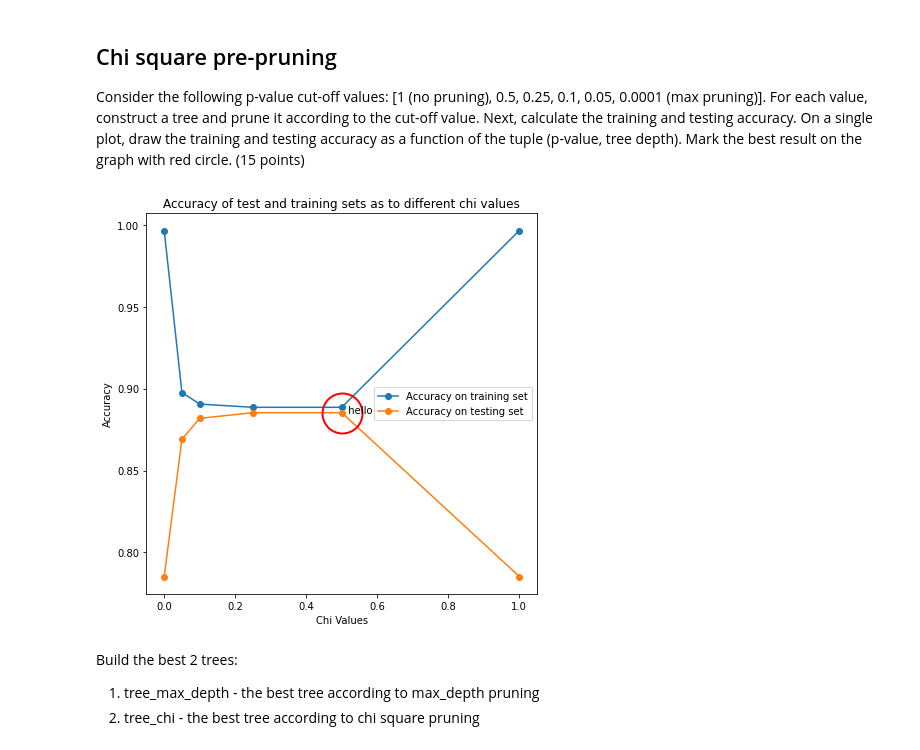
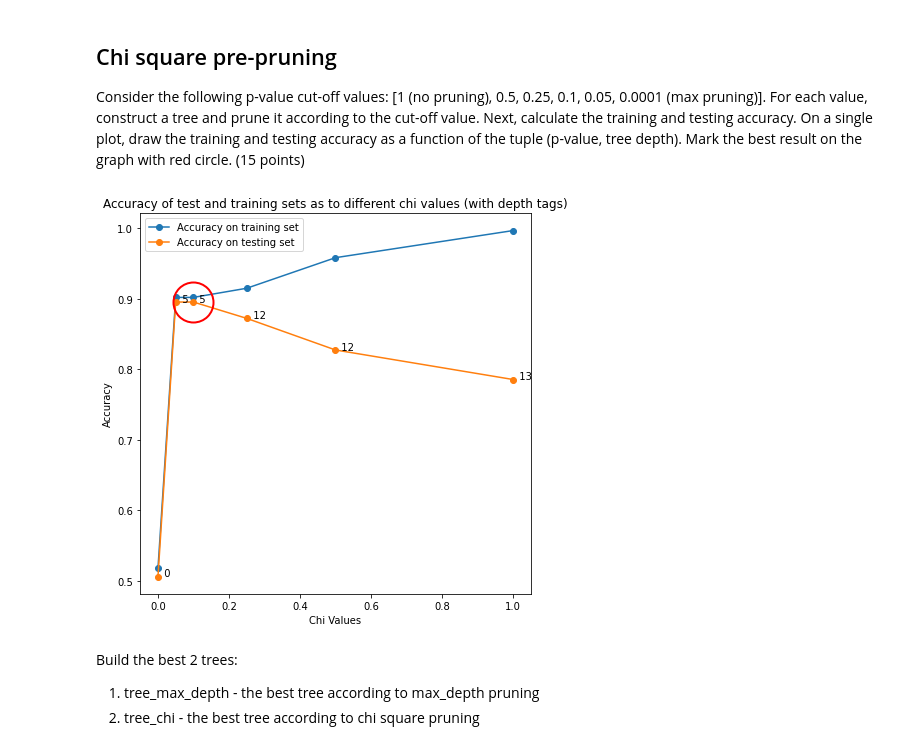
Before and after one commit to danspts/ml-hw, a Jupyter notebook: hw2/hwa2.ipynb, the cells around one changed output. Saved outputs shown, nothing was run; the diff lists cells and outputs as text; code cells hidden in the pictures.

```diff
--- a/hw2/hwa2.ipynb
+++ b/hw2/hwa2.ipynb
@@ -474,7 +494,7 @@ def build_tree(data, impurity, gain_ratio=False, chi=1, max_depth=500, feature_v
     # we pass in only the feature and class columns
     chi_value, df = chi_square_test(data[:,[feature, -1]])
 
-    if feature_value and chi != 1 and chi_value > chi_table[df].get(chi, 100000):
+    if chi != 1 and chi_value < chi_table[df].get(chi, 0):
         return root
 
     for value in split_feature_dict:
@@ -510,21 +530,20 @@ def predict(node, instance):
 
     Output: the prediction of the instance.
     """
-    pred = None
     ###########################################################################
     # TODO: Implement the function.                                           #
     ###########################################################################
-    instance_feature = instance[node.feature]
-    if instance_feature in node.children:
-        # Go down into the node corresponding the feature
-        pred = predict(node.children[instance_feature], instance)
-    else:
-        # Find most popular feature
-        pred = max(node.labels, key=node.labels.get)
+    while(node.children):
+        instance_feature = instance[node.feature]
+        if instance_feature in node.children:
+            # Go down into the node corresponding the feature
+            node = node.children[instance_feature]
+        else:
+            break
     ###########################################################################
     #                             END OF YOUR CODE                            #
     ###########################################################################
-    return pred
+    return node.pred
 # %%
 def calc_accuracy(node, dataset):
     """
@@ -540,7 +559,8 @@ def calc_accuracy(node, dataset):
     ###########################################################################
     # TODO: Implement the function.                                           #
     ###########################################################################
-    success = sum(1 for i in range(dataset.shape[0]) if predict(node, dataset[i]) == dataset[i][-1] )
+    predictions = [predict(node, dataset[i]) for i in range(dataset.shape[0])]
+    success = np.count_nonzero(predictions == dataset[:,-1])
     accuracy = success / dataset.shape[0]
     ###########################################################################
     #                             END OF YOUR CODE                            #
@@ -734,23 +754,25 @@ history_accuracy_data, history_accuracy_test, history_depth = chi_cut_off(X_trai
 # %%
 ymax = max(history_accuracy_test)
 xpos = history_accuracy_test.index(ymax)
 best_chi = p_values[xpos]
 
 
 plt.figure(figsize=(7, 7))
 plt.plot(p_values, history_accuracy_data, marker="o")
 plt.plot(p_values, history_accuracy_test, marker="o")
 
+for x, y, depth in zip(p_values, history_accuracy_test, history_depth):
+    plt.text(x, y,"  "+str(depth))
+
 plt.plot(best_chi, ymax, 'o', ms=20 * 2, mec='r', mfc='none', mew=2)
-plt.text(best_chi, ymax,"  hello")
 
 plt.xlabel('Chi Values')
 plt.ylabel('Accuracy')
-plt.title('Accuracy of test and training sets as to different chi values')
+plt.title('Accuracy of test and training sets as to different chi values (with depth tags)')
 plt.legend(["Accuracy on training set", "Accuracy on testing set"])
 plt.show()
 # %% [output]
-[figure, old version]
+[figure, new version]
 # %% [markdown]
 Build the best 2 trees:
 1. tree_max_depth - the best tree according to max_depth pruning
```
Also changed, not shown: parts of 2 cells of this notebook.
